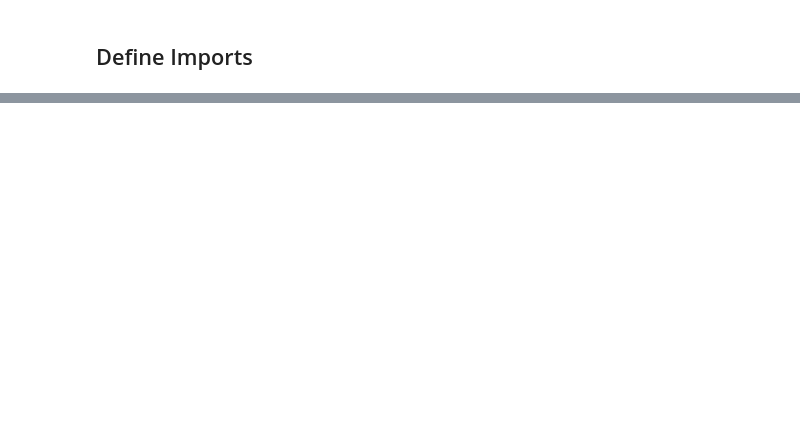
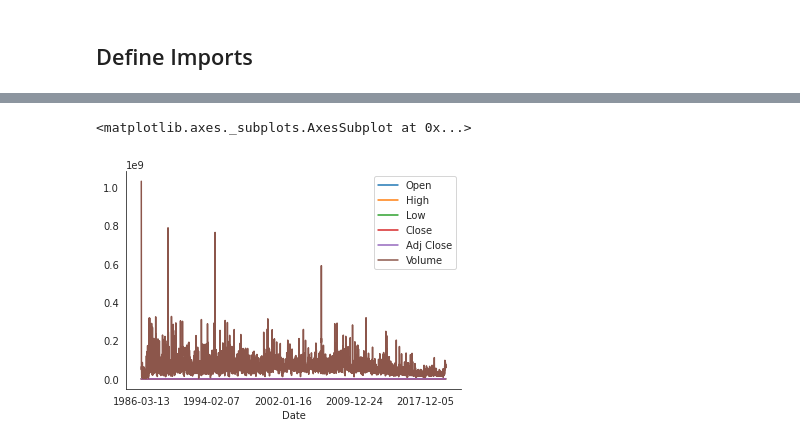
Before and after one commit to Anomaly1702/Ass3_Rnn, a Jupyter notebook: ASS3_RNN.ipynb, the cells around one changed output, grey strips where cells are left out. Cells and saved outputs as stored; diff of their text form; code cells hidden in the pictures; blank space fills up the shorter version.

```diff
--- a/ASS3_RNN.ipynb
+++ b/ASS3_RNN.ipynb
@@ -87,17 +69,20 @@ display(MSFT)
 # %%
 # Plot line charts
 df_plot = MSFT.copy()
+df_plot.plot()
+# ncols = 2
+# nrows = int(round(df_plot.shape[1] / ncols, 0))
 
-ncols = 3
-nrows = int(round(df_plot.shape[1] / ncols, 0))
-
-fig, ax = plt.subplots(nrows=nrows, ncols=ncols, sharex=True, figsize=(14, 7))
-for i, ax in enumerate(fig.axes):
-        sns.lineplot(data = df_plot.iloc[:, i], ax=ax)
-        ax.tick_params(axis="x", rotation=30, labelsize=10, length=0)
-        ax.xaxis.set_major_locator(mdates.AutoDateLocator())
-fig.tight_layout()
-plt.show()
+# fig, ax = plt.subplots(nrows=3, ncols=2, sharex=True, figsize=(14, 7))
+# for i, ax in enumerate(fig.axes):
+#         sns.lineplot(data = df_plot.iloc[:, i+1], ax=ax)
+#         # ax.tick_params(axis="x", rotation=30, labelsize=10, length=0)
+#         # ax.xaxis.set_major_locator(mdates.AutoDateLocator())
+# fig.tight_layout()
+# plt.show()
+# %% [output]
+<matplotlib.axes._subplots.AxesSubplot at 0x...>
+[figure, added]
 # %%
 class Basenet():
     def __init__(self):
```
Also changed, not shown: parts of 12 cells of this notebook.
